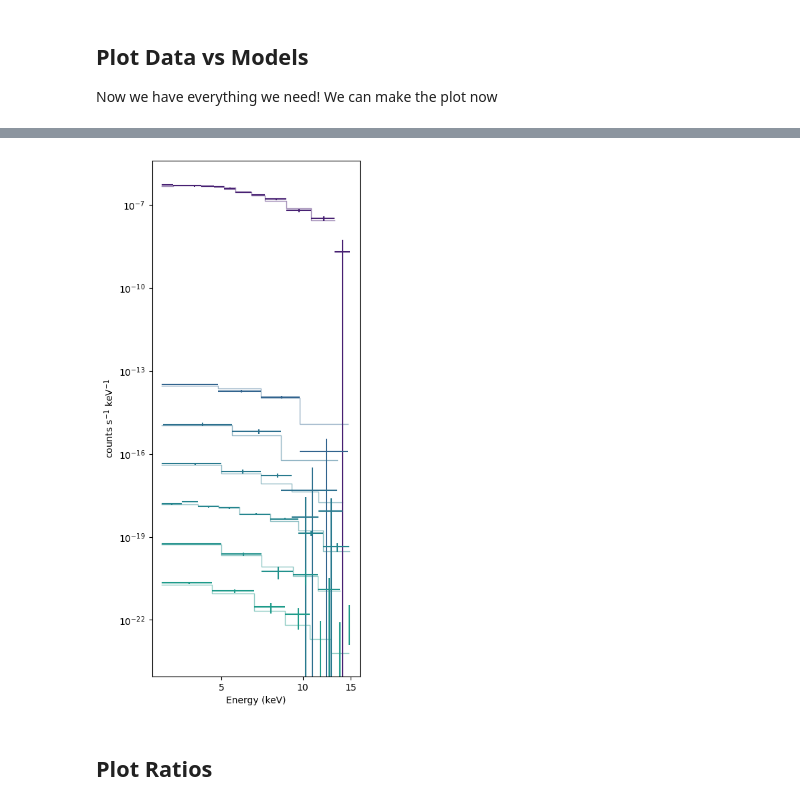
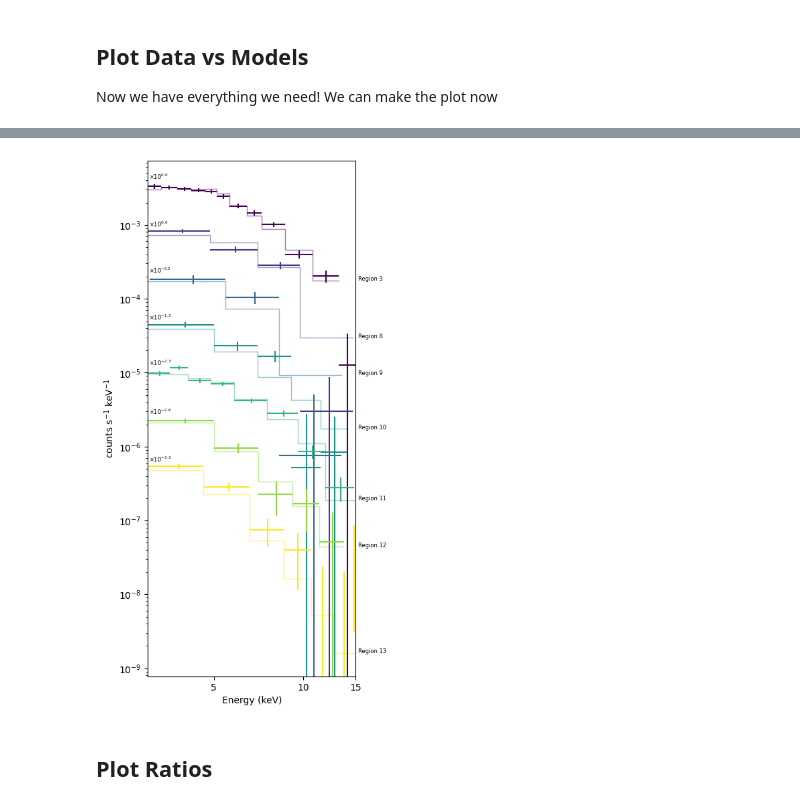
Before and after one commit to chrisnorseth/NuCrossARF_Plotting, a Jupyter notebook: crossArfPlottingMaster.ipynb, the cells around one changed output, grey strips where cells are left out. Drawn from its saved outputs; the diff is of its cells as text; code cells hidden in the pictures.

Commit message:
Updated plotting code to include shifting and region labels. Changed regions_to_exclude to regions_to_include.

```diff
--- a/crossArfPlottingMaster.ipynb
+++ b/crossArfPlottingMaster.ipynb
@@ -33,14 +33,18 @@ crossarf_dir = "/uufs/chpc.utah.edu/common/home/astro/wik/NuSTAR/zwcl1856/arf"#"
 obsids = ["70801003002"]#["70201002002", "70201003002"]
 reg_base = "arf"#'newNewReg'
 num_reg = 23#13
-regs_to_exclude_in_plot = [1,2,4,5,6,7]
-for k in range(14,23+1):
-    regs_to_exclude_in_plot.append(k)
+regs_to_include_in_plot = [3,8,9,10,11,12,13]
+e_low = 3.0
+e_high = 15.0
+# regs_to_exclude_in_plot = [1,2,4,5,6,7]
+# for k in range(14,23+1):
+#     regs_to_exclude_in_plot.append(k)
 # by default this is the path to the .xcm script, change if needed
 crossarf_script = "/uufs/chpc.utah.edu/common/home/astro/wik/NuSTAR/zwcl1856/29MarchFitRelicPower.xcm" #f"{crossarf_dir}/{reg_base}.xcm"
 #############
 
 
+
 plotting_directory = f"{crossarf_dir}/Plotting_Stuff"
 # %% [markdown]
 ## Directory
@@ -287,7 +256,7 @@ fig, ax = plt.subplots(1,1)
 
 # defining colors to use
 cmap = plt.get_cmap("viridis")
-colors = [cmap(i/(num_reg-1)) for i in range(num_reg)]
+colors = [cmap(i/(len(regs_to_include_in_plot)-1)) for i in range(len(regs_to_include_in_plot))]
 
 # Define bins from earlier
 bins = []
@@ -398,28 +367,23 @@ for reg in range(1,num_reg+1): # <- each plot
     all_models[reg-1] = (new_model_x,new_model_y_to_plot)
 
 
-
-# UPDATE THE SHIFT SO IT ONLY USES THE MODELS THAT ARE INCLUDED!!!!
 def doTheShifts():
     first_digits = []
-    for model in all_models:
-        y = model[1]
-        first_digits.append(y[0])
+    for m_idx,model in enumerate(all_models):
+        for do_plot in regs_to_include_in_plot:
+            if m_idx == do_plot-1:
+                y = model[1]
+                first_digits.append(y[0])
 
     shifts = [0]*num_reg
-    for idx in range(1,num_reg):
+    for idx in range(1,len(first_digits)):
         shift = -50
-
-        # previous_idx = idx-1
-        # for dont_idx in regs_to_exclude_in_plot:
-        #     if previous_idx + 1 == dont_idx:
-        #         previous_idx -= 1
 
         largest_val = first_digits[idx-1]
         next_val = first_digits[idx]
         difference = np.abs(np.log10(largest_val*10**shifts[idx-1])-np.log10(next_val*10**shift))
 
-        while difference > 1.5:
+        while difference > 0.7:
             shift += 0.1
             difference = np.abs(np.log10(largest_val*10**shifts[idx-1])-np.log10(next_val*10**shift))
 
@@ -429,19 +393,34 @@ def doTheShifts():
 
 shifts = doTheShifts()
 
-# finally plot the models
+# plot the models
+shift_idx = 0
 for idx,model in enumerate(all_models):
     x = model[0]
     y = model[1]
-    shift = shifts[idx]
+    shift = shifts[shift_idx]
     y = list(np.array(y) * 10**shift)
-    excluded = False
-    for dont_plot in regs_to_exclude_in_plot:
-        if idx == dont_plot-1:
-            excluded = True
-    if excluded == False:
-        print(idx+1)
-        ax.step(x,y,linewidth=1.0,color=colors[idx], alpha=0.5)
+    included = False
+    for do_plot in regs_to_include_in_plot:
+        if idx == do_plot-1:
+            included = True
+            shift_idx += 1
+    if included:
+        ax.step(x,y,linewidth=1.0,color=colors[shift_idx-1], alpha=0.5)
+        x_max = max(x)
+        y_max = max(y)
+        y_min = min(y)
+        print(shift)
+        plt.annotate(fr"$\times$10$^{{{shift:.1f}}}$",
+             xy=(x_max, y_max),
+             xytext=(x[0] * 1.01, y_max*1.3),
+             ha='left', fontsize=6)
+        plt.annotate(f"Region {regs_to_include_in_plot[shift_idx-1]}",
+             xy=(x_max, y_min),
+             xytext=(e_high *1.02, y_min),
+             fontsize=6)
+
+
 
 
 
@@ -486,6 +465,7 @@ def plot_data():
         obs_collected = [i for i in range(len(obsids)*2)]
         all_binned[idxxx] = obs_collected
 
+    shift_idx = 0
     # for every obs:
     for obs in range(0,len(obsids)*2):
 
@@ -555,15 +535,16 @@ def plot_data():
                 individual.append(one)
             y_err_individuals.append(individual)
 
-        final_y_err = [(err*10**shifts[idx], err*10**shifts[idx]) for err in (np.sqrt(sum(a**2 for a in values)) for values in zip(*y_err_individuals))]
-        final_y = list(np.array(final_y)*10**shifts[idx])
+        final_y_err = [(err*10**shifts[shift_idx], err*10**shifts[shift_idx]) for err in (np.sqrt(sum(a**2 for a in values)) for values in zip(*y_err_individuals))]
+        final_y = list(np.array(final_y)*10**shifts[shift_idx])
 
-        excluded = False
-        for dont_include in regs_to_exclude_in_plot:
-            if idx == dont_include -1:
-                excluded = True
-        if excluded == False:
-            ax.errorbar(final_x,final_y,xerr=np.array(final_x_err).T,yerr=np.array(final_y_err).T,fmt='none',linewidth=1.5,color=colors[idx])
+        included = False
+        for do_include in regs_to_include_in_plot:
+            if idx == do_include -1:
+                included = True
+                shift_idx += 1
+        if included:
+            ax.errorbar(final_x,final_y,xerr=np.array(final_x_err).T,yerr=np.array(final_y_err).T,fmt='none',linewidth=1.5,color=colors[shift_idx-1])
 
 
 plot_data()
@@ -574,7 +555,7 @@ plot_data()
 # plotting
 
 for plot in range(0,1): # 0,13
-    ax.set(yscale="log",xscale="log",xlabel='Energy (keV)',ylabel=r'counts s$^{-1}$ keV$^{-1}$')#,xlim=(3,15))
+    ax.set(yscale="log",xscale="log",xlabel='Energy (keV)',ylabel=r'counts s$^{-1}$ keV$^{-1}$',xlim=(e_low,e_high))
 
 
 #for a in ax.flat:
@@ -584,7 +565,12 @@ ax.xaxis.set_minor_locator(ticker.NullLocator())  # Suppress minor ticks
 
 #ax.set_ylim(1e-9,9e-2)
 
-#plt.savefig('crossArfFigureDataModels.pdf',bbox_inches='tight')
 
+
+plt.savefig(f'{plotting_directory}/crossArfFigureDataModels.pdf',bbox_inches='tight')
+
+
+
+#plt.subplots_adjust(right=0.7)
 plt.show()
 # %% [output]
@@ -598,4 +584,4 @@ plt.show()
-[figure, old version]
+[figure, new version]
 # %% [markdown]
 ## Plot Ratios
 # %%
```
Also changed, not shown: parts of 6 cells of this notebook.
